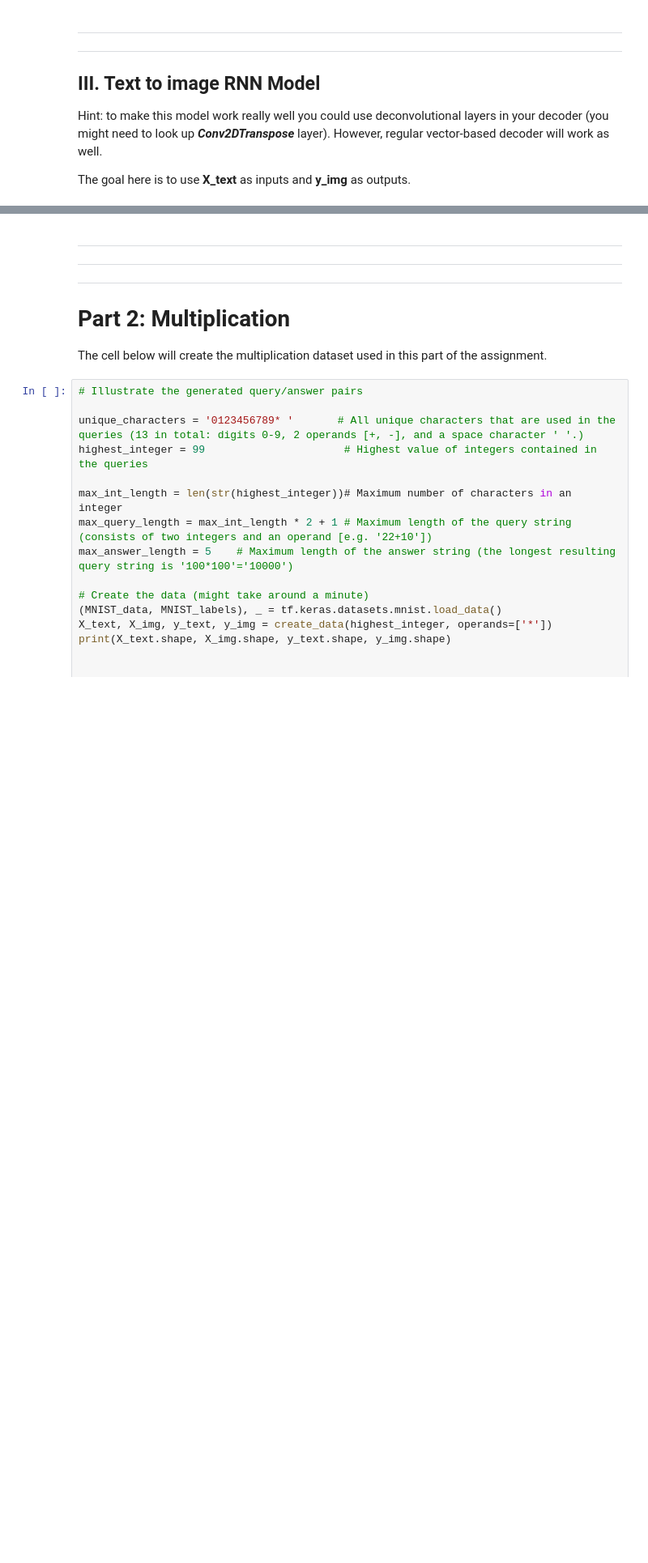
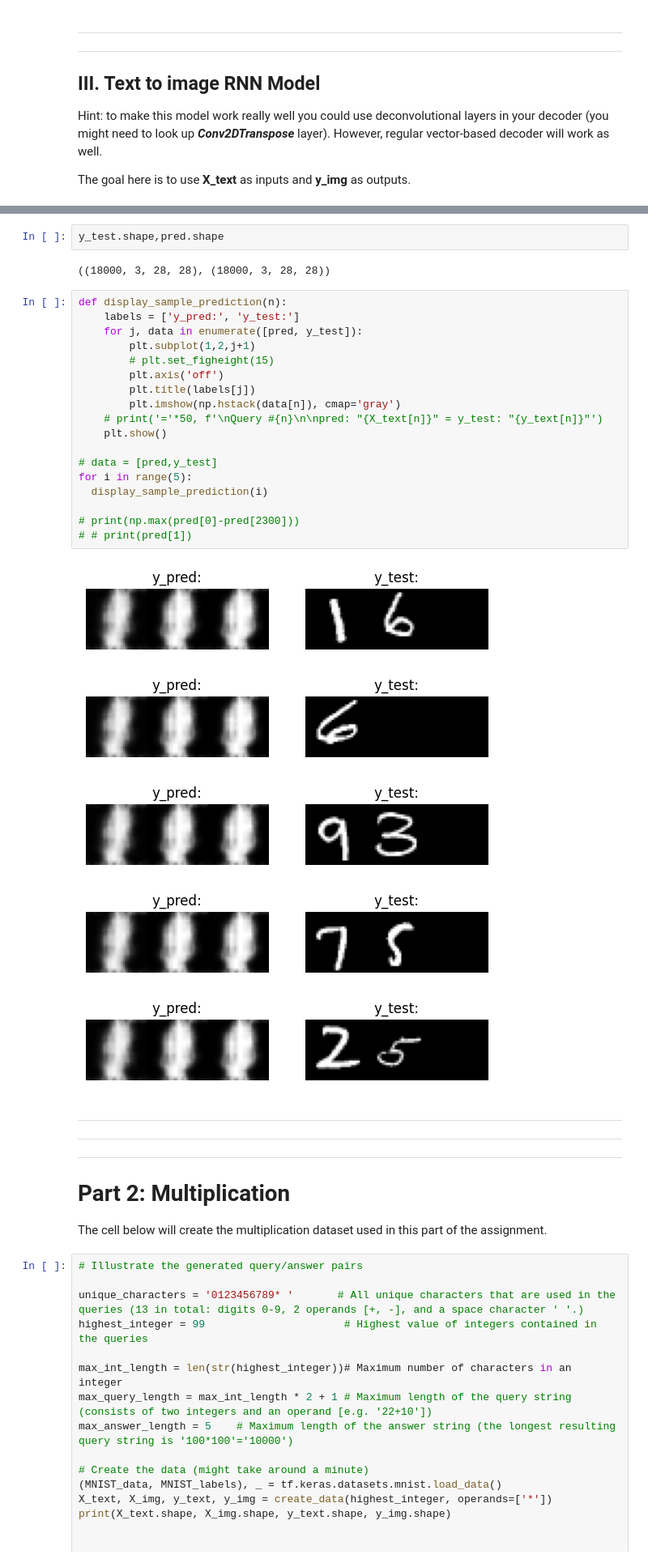
Before and after one commit to Spijkerberg/IDL-A2, a Jupyter notebook: individual_solns/A2_menno_tim.ipynb, the cells around one changed output, grey strips where cells are left out. Shown at 81% size. Saved outputs shown, nothing was run; the diff lists cells and outputs as text; blank space fills up the shorter version.

```diff
--- a/individual_solns/A2_menno_tim.ipynb
+++ b/individual_solns/A2_menno_tim.ipynb
@@ -704,3 +762,31 @@ The goal here is to use **X_text** as inputs and **y_img** as outputs.
+# %%
+y_test.shape,pred.shape
+# %% [output]
+((18000, 3, 28, 28), (18000, 3, 28, 28))
+# %%
+def display_sample_prediction(n):
+    labels = ['y_pred:', 'y_test:']
+    for j, data in enumerate([pred, y_test]):
+        plt.subplot(1,2,j+1)
+        # plt.set_figheight(15)
+        plt.axis('off')
+        plt.title(labels[j])
+        plt.imshow(np.hstack(data[n]), cmap='gray')
+    # print('='*50, f'\nQuery #{n}\n\npred: "{X_text[n]}" = y_test: "{y_text[n]}"')
+    plt.show()
+
+# data = [pred,y_test]
+for i in range(5):
+  display_sample_prediction(i)
+
+# print(np.max(pred[0]-pred[2300]))
+# # print(pred[1])
+# %% [output]
+[figure, added]
+[figure, added]
+[figure, added]
+[figure, added]
+[figure, added]
 # %% [markdown]
 
 ---
```
Also changed, not shown: parts of 11 cells of this notebook.
